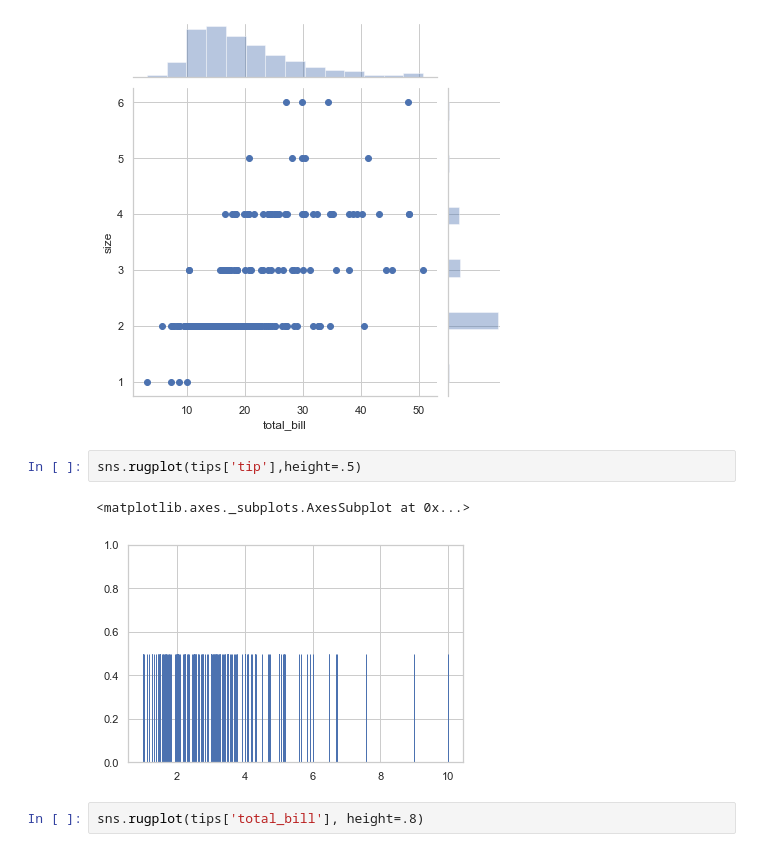
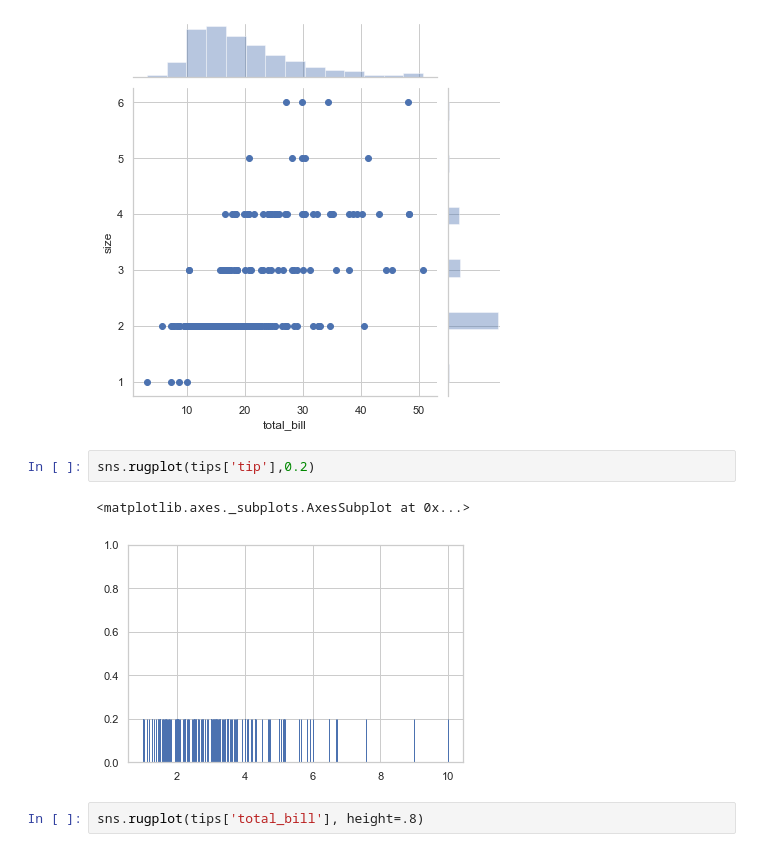
Before and after one commit to srikanthpragada/DS_03_AUG_2020, a Jupyter notebook: plots/seaborn_demo.ipynb, the cells around one changed output. Drawn from its saved outputs; the diff is of its cells as text.

```diff
--- a/plots/seaborn_demo.ipynb
+++ b/plots/seaborn_demo.ipynb
@@ -229,10 +230,10 @@ sns.jointplot(x='total_bill', y = 'size', data = tips)
 <seaborn.axisgrid.JointGrid at 0x...>
 [figure]
 # %%
-sns.rugplot(tips['tip'],height=.5)
+sns.rugplot(tips['tip'],0.2)
 # %% [output]
 <matplotlib.axes._subplots.AxesSubplot at 0x...>
-[figure, old version]
+[figure, new version]
 # %%
 sns.rugplot(tips['total_bill'], height=.8)
 # %% [output]
```
Also changed, not shown: parts of 8 cells of this notebook, 1 other file.
